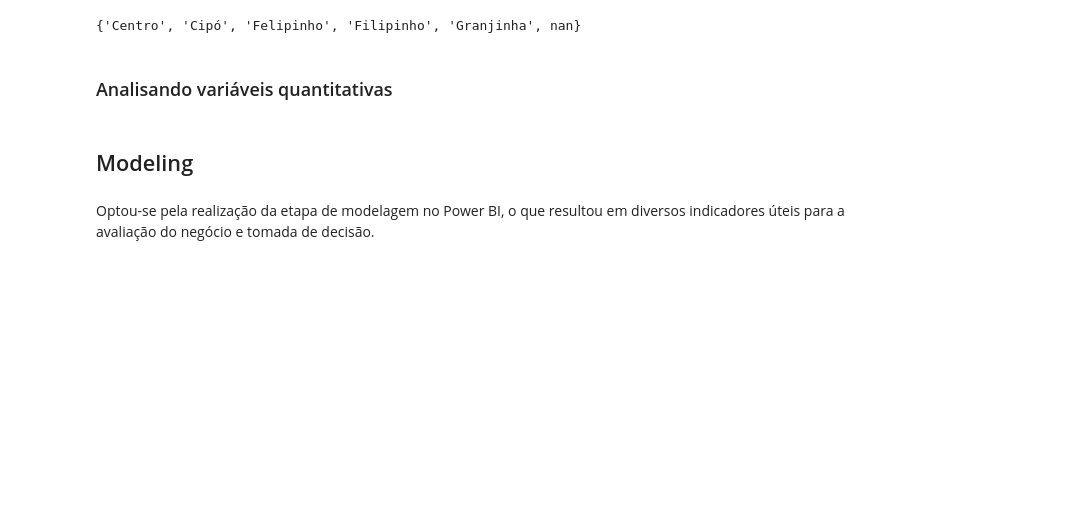
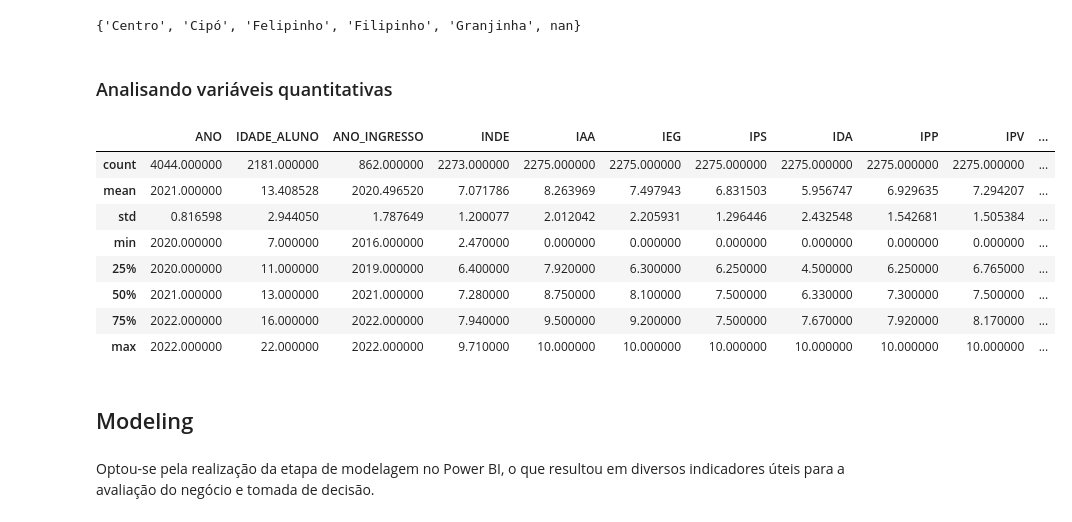
Before and after one commit to jorgeplatero/postech_techchallenge_fase_5, a Jupyter notebook: techchallenge_fase_5.ipynb, the cells around one changed output. Saved outputs shown, nothing was run; the diff lists cells and outputs as text; code cells hidden in the pictures; blank space fills up the shorter version.

```diff
--- a/techchallenge_fase_5.ipynb
+++ b/techchallenge_fase_5.ipynb
@@ -908,6 +908,18 @@ set(df['UNIDADE'])
 {'Centro', 'Cipó', 'Felipinho', 'Filipinho', 'Granjinha', nan}
 # %% [markdown]
 ### Analisando variáveis quantitativas
+# %%
+df.describe()
+# %% [output]
+|  | ANO | IDADE_ALUNO | ANO_INGRESSO | INDE | IAA | IEG | IPS | IDA | IPP | IPV | ... |
+| count | 4044.000000 | 2181.000000 | 862.000000 | 2273.000000 | 2275.000000 | 2275.000000 | 2275.000000 | 2275.000000 | 2275.000000 | 2275.000000 | ... |
+| mean | 2021.000000 | 13.408528 | 2020.496520 | 7.071786 | 8.263969 | 7.497943 | 6.831503 | 5.956747 | 6.929635 | 7.294207 | ... |
+| std | 0.816598 | 2.944050 | 1.787649 | 1.200077 | 2.012042 | 2.205931 | 1.296446 | 2.432548 | 1.542681 | 1.505384 | ... |
+| min | 2020.000000 | 7.000000 | 2016.000000 | 2.470000 | 0.000000 | 0.000000 | 0.000000 | 0.000000 | 0.000000 | 0.000000 | ... |
+| 25% | 2020.000000 | 11.000000 | 2019.000000 | 6.400000 | 7.920000 | 6.300000 | 6.250000 | 4.500000 | 6.250000 | 6.765000 | ... |
+| 50% | 2021.000000 | 13.000000 | 2021.000000 | 7.280000 | 8.750000 | 8.100000 | 7.500000 | 6.330000 | 7.300000 | 7.500000 | ... |
+| 75% | 2022.000000 | 16.000000 | 2022.000000 | 7.940000 | 9.500000 | 9.200000 | 7.500000 | 7.670000 | 7.920000 | 8.170000 | ... |
+| max | 2022.000000 | 22.000000 | 2022.000000 | 9.710000 | 10.000000 | 10.000000 | 10.000000 | 10.000000 | 10.000000 | 10.000000 | ... |
 # %% [markdown]
 ## Modeling
 # %% [markdown]
```
Also changed, not shown: parts of 2 cells of this notebook.
